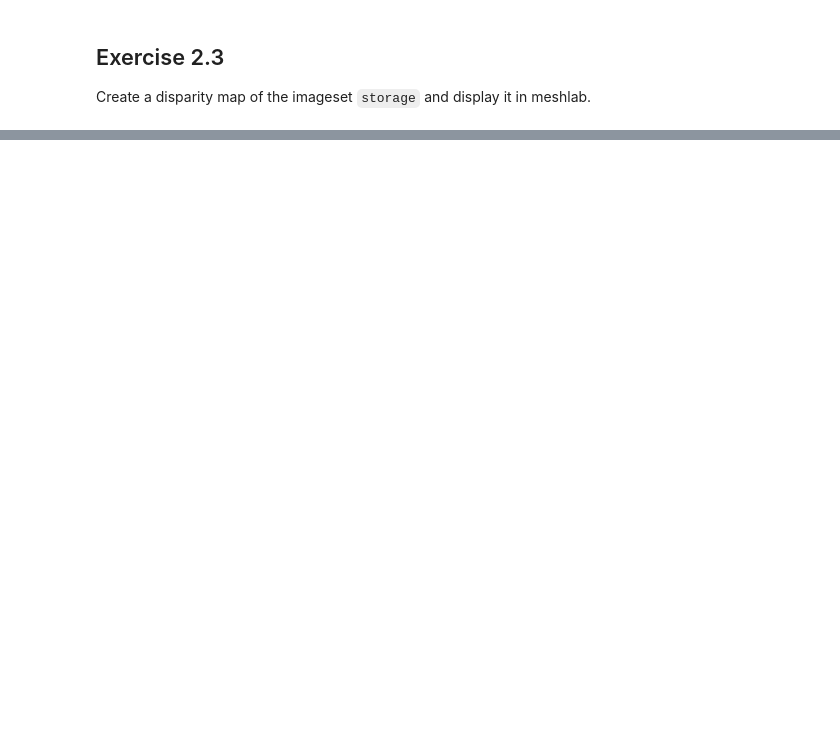
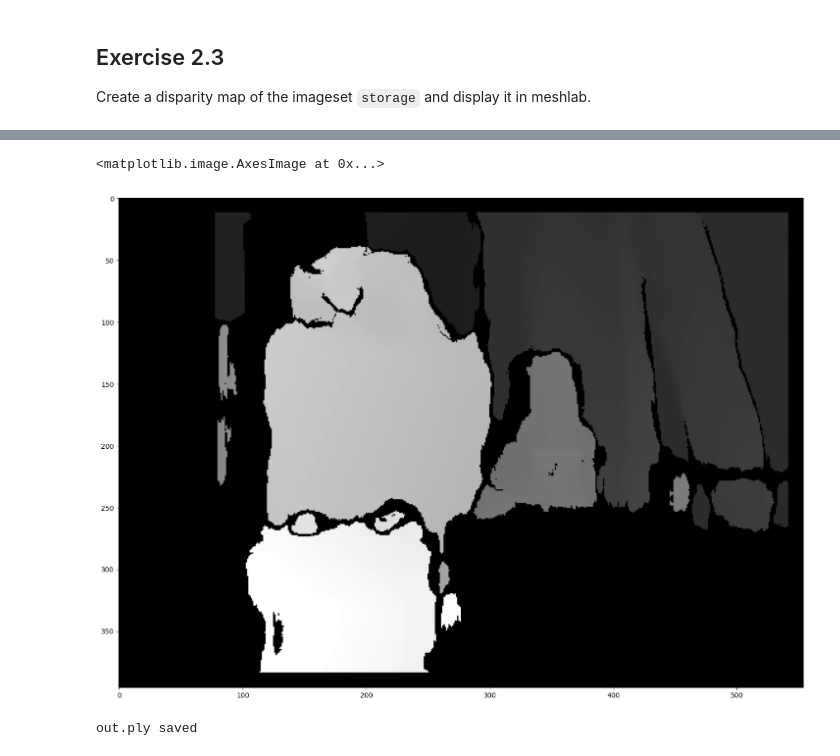
Before and after one commit to alpacfer/pfas, a Jupyter notebook: week3/exercises/Exercise 2 - Stereo Block Matching.ipynb, the cells around one changed output, grey strips where cells are left out. Saved outputs shown, nothing was run; the diff lists cells and outputs as text; code cells hidden in the pictures; blank space fills up the shorter version.

```diff
--- a/week3/exercises/Exercise 2 - Stereo Block Matching.ipynb
+++ b/week3/exercises/Exercise 2 - Stereo Block Matching.ipynb
@@ -114,0 +213,29 @@ Create a disparity map of the imageset `storage` and display it in meshlab.
+# %%
+# Set parameters for the StereoBM algorithm
+# StereoBM (Block Matching) is an algorithm to compute the disparity map
+# The disparity map encodes the depth of objects in the scene
+
+# Set parameters for the StereoBM algorithm
+min_disp = 3  # Minimum disparity (how much the images can shift). Range: typically 0 to 10. Higher values focus on more distant objects.
+num_disp = 0 * 16  # Total disparity range. Must be divisible by 16. Range: multiples of 16 (e.g., 16, 32, 48, ...). Higher values = larger depth range, but slower computation.
+block_size = 25  # Size of blocks for matching. Range: odd numbers, typically 5 to 21. Larger values = smoother but less detailed. Smaller = more detail, more noise.
+
+# Create the StereoBM object
+stereo = cv2.StereoBM_create(numDisparities=num_disp, blockSize=block_size)
+
+# Set additional fine-tuning parameters
+stereo.setMinDisparity(min_disp)  # Sets the minimum disparity. Range: same as `min_disp` (e.g., 0 to 10)
+stereo.setDisp12MaxDiff(5)  # Max difference between left and right disparities. Range: 0 to 250. Lower = more accurate, higher = looser and faster.
+stereo.setUniquenessRatio(15)  # How unique a match must be. Range: 5 to 15 or more. Higher = stricter matching, lower = more noise allowed.
+stereo.setSpeckleRange(5)  # Max disparity variation in speckles (noise). Range: 0 to 50. Lower = more aggressive noise removal.
+stereo.setSpeckleWindowSize(150)  # Size of noisy regions to be removed. Range: 0 to 200. Higher = keep more valid data but may retain noise.
+
+# Compute the disparity map
+disp = stereo.compute(gray_left, gray_right).astype(np.float32) / 16.0  # Divide by 16 to scale the disparity map
+
+# Display the disparity map
+plt.figure(figsize=(18,18))
+plt.imshow(disp)
+# %% [output]
+<matplotlib.image.AxesImage at 0x...>
+[figure, added]
@@ -114,0 +292,4 @@ Create a disparity map of the imageset `storage` and display it in meshlab.
+# %%
+export_pointcloud(disparity_map=disp, colors=img_left)
+# %% [output]
+out.ply saved
```
Also changed, not shown: parts of 6 cells of this notebook, 2 other files.
